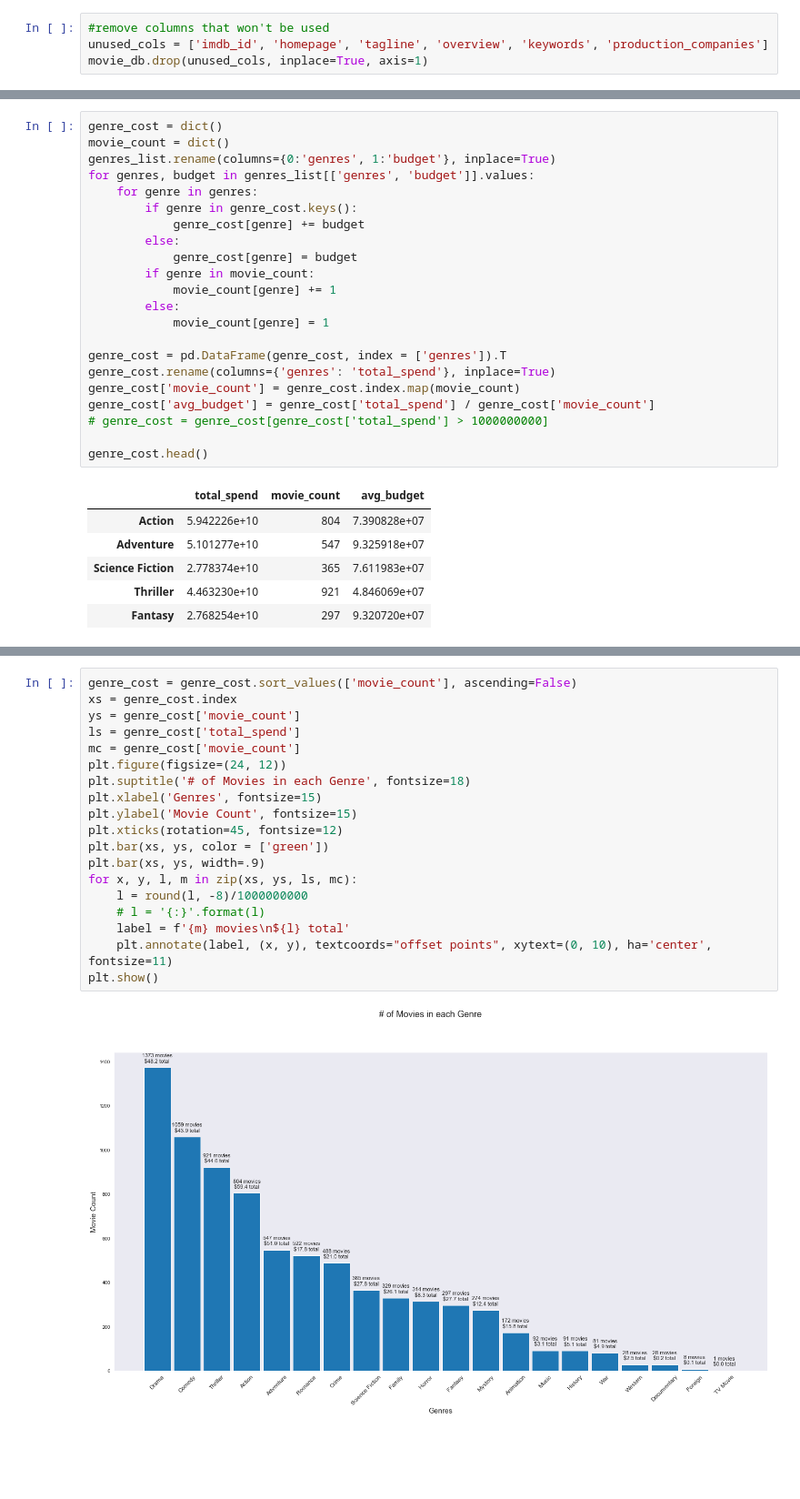
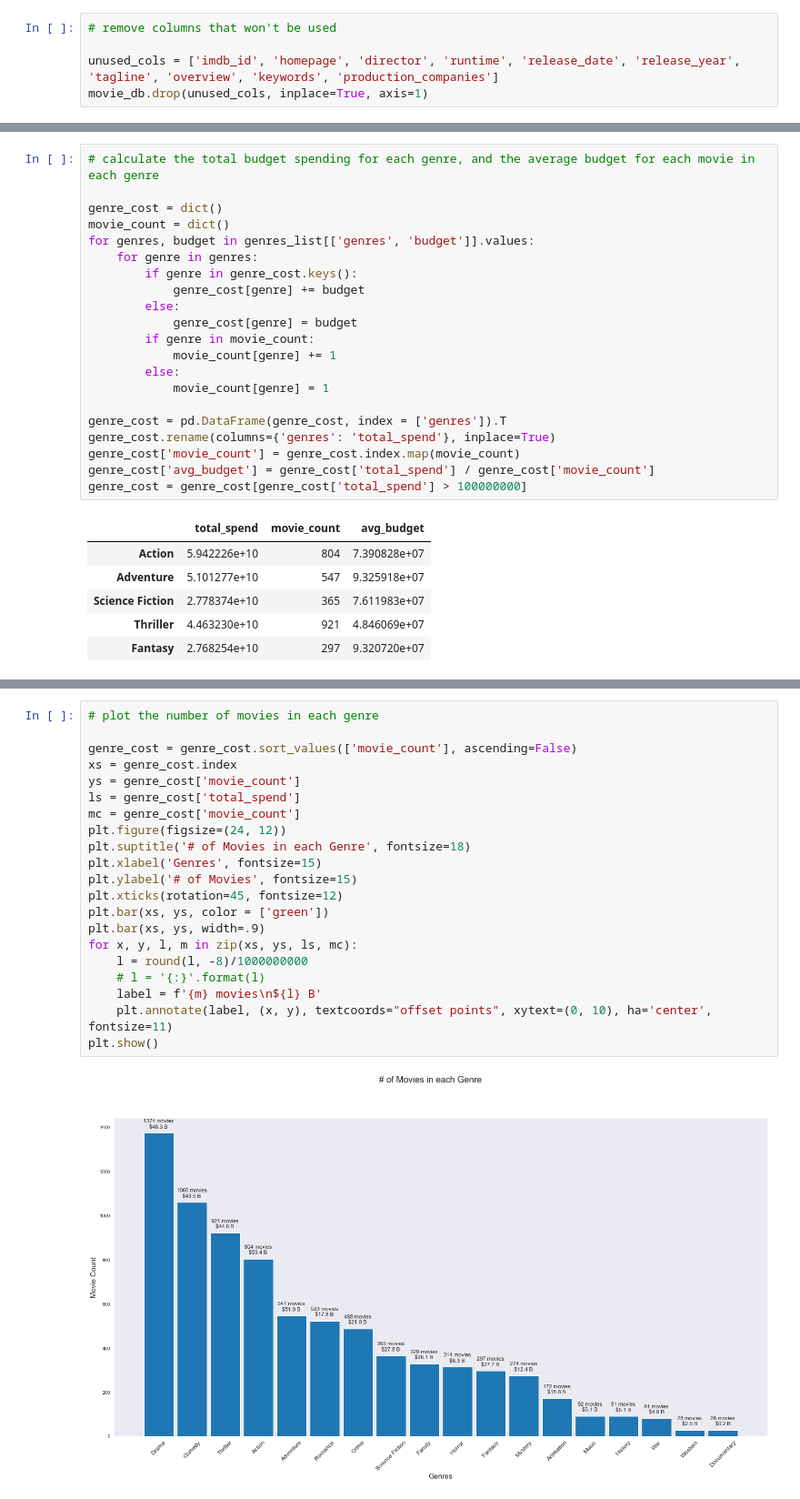
Before and after one commit to chupwalla/investigate_dataset, a Jupyter notebook: project_one.ipynb, the cells around one changed output, grey strips where cells are left out. Shown at 91% size. Cells and saved outputs as stored; diff of their text form; blank space fills up the shorter version.

```diff
--- a/project_one.ipynb
+++ b/project_one.ipynb
@@ -132,5 +133,6 @@ movie_db.describe()
 movie_db = movie_db[movie_db['release_year'] >= 1995]
 # %%
-#remove columns that won't be used
-unused_cols = ['imdb_id', 'homepage', 'tagline', 'overview', 'keywords', 'production_companies']
+# remove columns that won't be used
+
+unused_cols = ['imdb_id', 'homepage', 'director', 'runtime', 'release_date', 'release_year', 'tagline', 'overview', 'keywords', 'production_companies']
 movie_db.drop(unused_cols, inplace=True, axis=1)
@@ -396,7 +430,8 @@ genres_list = genres_list.T
 # %%
+# calculate the total budget spending for each genre, and the average budget for each movie in each genre
+
 genre_cost = dict()
 movie_count = dict()
-genres_list.rename(columns={0:'genres', 1:'budget'}, inplace=True)
 for genres, budget in genres_list[['genres', 'budget']].values:
     for genre in genres:
         if genre in genre_cost.keys():
@@ -412,9 +447,7 @@ genre_cost = pd.DataFrame(genre_cost, index = ['genres']).T
 genre_cost.rename(columns={'genres': 'total_spend'}, inplace=True)
 genre_cost['movie_count'] = genre_cost.index.map(movie_count)
 genre_cost['avg_budget'] = genre_cost['total_spend'] / genre_cost['movie_count']
-# genre_cost = genre_cost[genre_cost['total_spend'] > 1000000000]
-
-genre_cost.head()
+genre_cost = genre_cost[genre_cost['total_spend'] > 100000000]
 # %% [output]
 |  | total_spend | movie_count | avg_budget |
 | Action | 5.942226e+10 | 804 | 7.390828e+07 |
@@ -446,22 +481,24 @@ plt.show()
 # %%
+# plot the number of movies in each genre
+
 genre_cost = genre_cost.sort_values(['movie_count'], ascending=False)
 xs = genre_cost.index
 ys = genre_cost['movie_count']
 ls = genre_cost['total_spend']
 mc = genre_cost['movie_count']
 plt.figure(figsize=(24, 12))
 plt.suptitle('# of Movies in each Genre', fontsize=18)
 plt.xlabel('Genres', fontsize=15)
-plt.ylabel('Movie Count', fontsize=15)
+plt.ylabel('# of Movies', fontsize=15)
 plt.xticks(rotation=45, fontsize=12)
 plt.bar(xs, ys, color = ['green'])
 plt.bar(xs, ys, width=.9)
 for x, y, l, m in zip(xs, ys, ls, mc):
     l = round(l, -8)/1000000000
     # l = '{:}'.format(l)
-    label = f'{m} movies\n${l} total'
+    label = f'{m} movies\n${l} B'
     plt.annotate(label, (x, y), textcoords="offset points", xytext=(0, 10), ha='center', fontsize=11)
 plt.show()
 # %% [output]
-[figure, old version]
+[figure, new version]
 # %%
```
Also changed, not shown: parts of 26 cells of this notebook.
